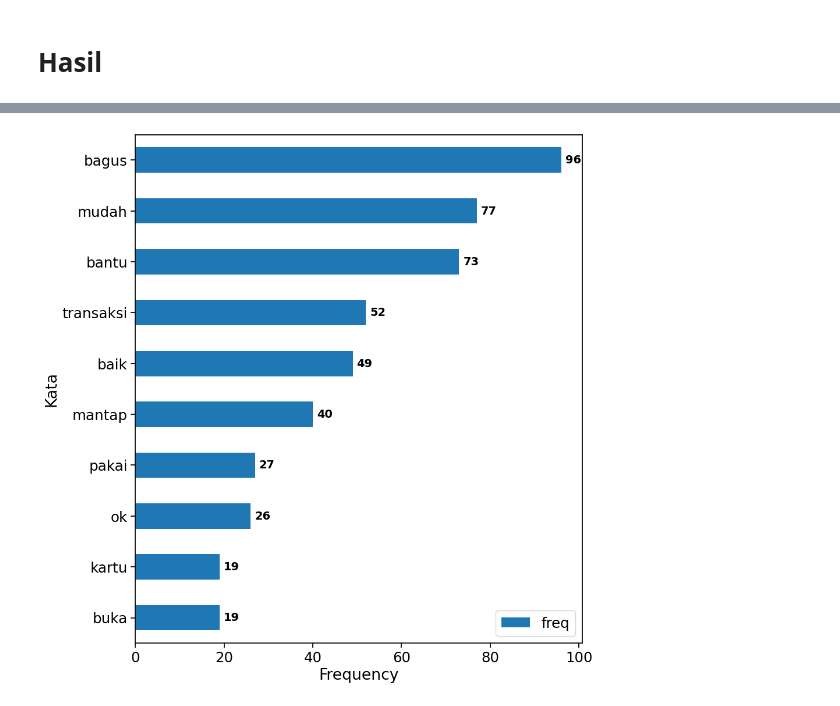
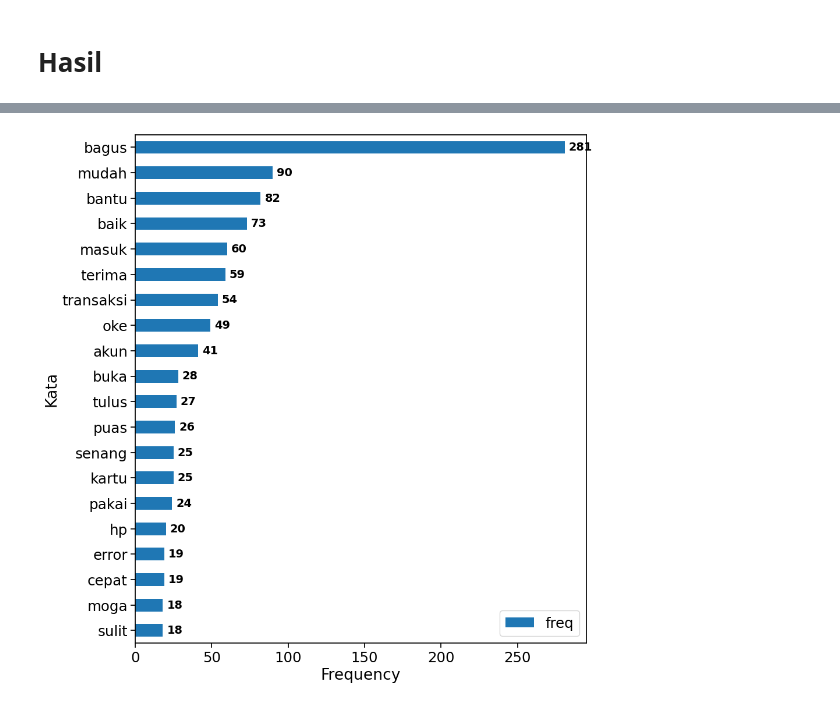
Before and after one commit to shafirapuspaa/sentiment_analysis_Mandiri, a Jupyter notebook: bi analyst.ipynb, the cells around one changed output, grey strips where cells are left out. Drawn from its saved outputs; the diff is of its cells as text; code cells hidden in the pictures.

```diff
--- a/bi analyst.ipynb
+++ b/bi analyst.ipynb
@@ -586,4 +664,3 @@ df_Neg = df_2026[(df_2026['ml_sentiment']=="Negative") &
 # %%
-df_Pos = df_2026[(df_2026['ml_sentiment']=="Positive") &
-    (df_2026['hasil'] == 'Sesuai')]
+df_Pos = df_2026[(df_2026['ml_sentiment']=="Positive")]
 # %% [markdown]
@@ -682,27 +761,27 @@ plt.show()
 # %%
 sns.set_context(context='notebook', font_scale=1.6)
 
-ax = kamus_clean_Pos[:10].sort_values(
+ax = kamus_clean_Pos[:20].sort_values(
     by='freq',
     ascending=True
 ).plot(
     kind='barh',
     figsize=(10,10)
 )
 
 ax.bar_label(
     ax.containers[0],
     padding=5,
     fontsize=14,
     fontweight='bold'
 )
 
 plt.xlabel('Frequency')
 plt.ylabel('Kata')
 plt.tight_layout()
 plt.show()
 # %% [output]
-[figure, old version]
+[figure, new version]
 # %%
 def plot_cloud(wordcloud):
     plt.figure(figsize=(20, 10))
```
Also changed, not shown: parts of 56 cells of this notebook, 3 other files.
